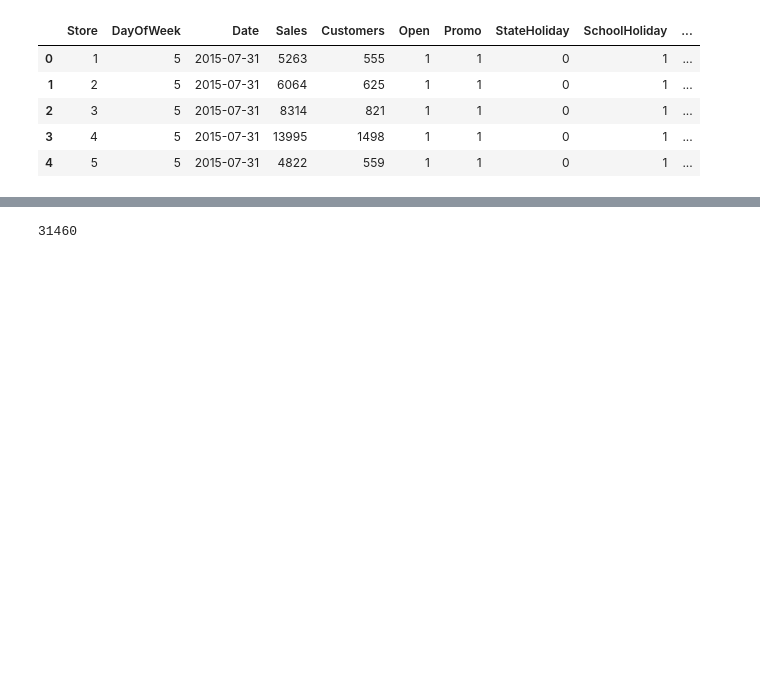
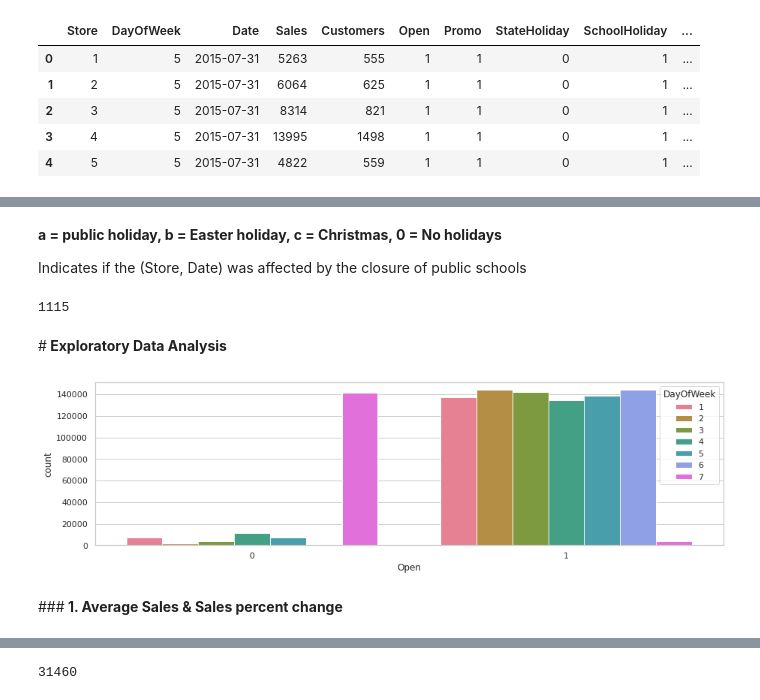
Before and after one commit to Team-AlmaBetter/Retail-Sales-Prediction, a Jupyter notebook: Rossmann_Sales_Prediction_Capstone_Project_ipynb.ipynb, the cells around one changed output, grey strips where cells are left out. Drawn from its saved outputs; the diff is of its cells as text; code cells hidden in the pictures; blank space fills up the shorter version.

```diff
--- a/Rossmann_Sales_Prediction_Capstone_Project_ipynb.ipynb
+++ b/Rossmann_Sales_Prediction_Capstone_Project_ipynb.ipynb
@@ -183,6 +176,6 @@ Since Competition distance have 3 null values.
 So we will fill the null values with its mean
 # %%
 # filling competition distance with mean
-store_df['CompetitionDistance'].fillna(store_df['CompetitionDistance'].mean(), inplace = True)
+store['CompetitionDistance'].fillna(store['CompetitionDistance'].mean(), inplace = True)
 # %%
 # lets check again for null value
@@ -278,7 +276,7 @@ memory usage: 100.9+ MB
 # %% [markdown]
 Now join the table R_data and store dataframe
 # %%
-data = pd.merge(R_data, store_df, how='left', on='Store')
+data = pd.merge(R_data, store, how='left', on='Store')
 data.head()
 # %% [output]
 |  | Store | DayOfWeek | Date | Sales | Customers | Open | Promo | StateHoliday | SchoolHoliday | ... |
@@ -330,0 +431,25 @@ dtype: int64
+# %% [markdown]
+<b>a = public holiday, b = Easter holiday, c = Christmas, 0 = No holidays
+
+Indicates if the (Store, Date) was affected by the closure of public schools
+# %%
+data.Store.nunique()
+# %% [output]
+1115
+# %% [markdown]
+#<b> Exploratory Data Analysis
+# %%
+# Open
+fig, (axis1) = plt.subplots(1,1,figsize=(15,4))
+sns.countplot(x='Open',hue='DayOfWeek', data=R_data,palette="husl", ax=axis1)
+
+# fill NaN values in data with Open=1 if DayOfWeek != 7
+data["Open"][data["Open"] != data["Open"]] = (data["DayOfWeek"] != 7).astype(int)
+
+# Drop Open column
+# R_data.drop("Open", axis=1, inplace=True)
+# data.drop("Open", axis=1, inplace=True)
+# %% [output]
+[figure, added]
+# %% [markdown]
+###<B> 1. Average Sales & Sales percent change
```
Also changed, not shown: parts of 146 cells of this notebook.
